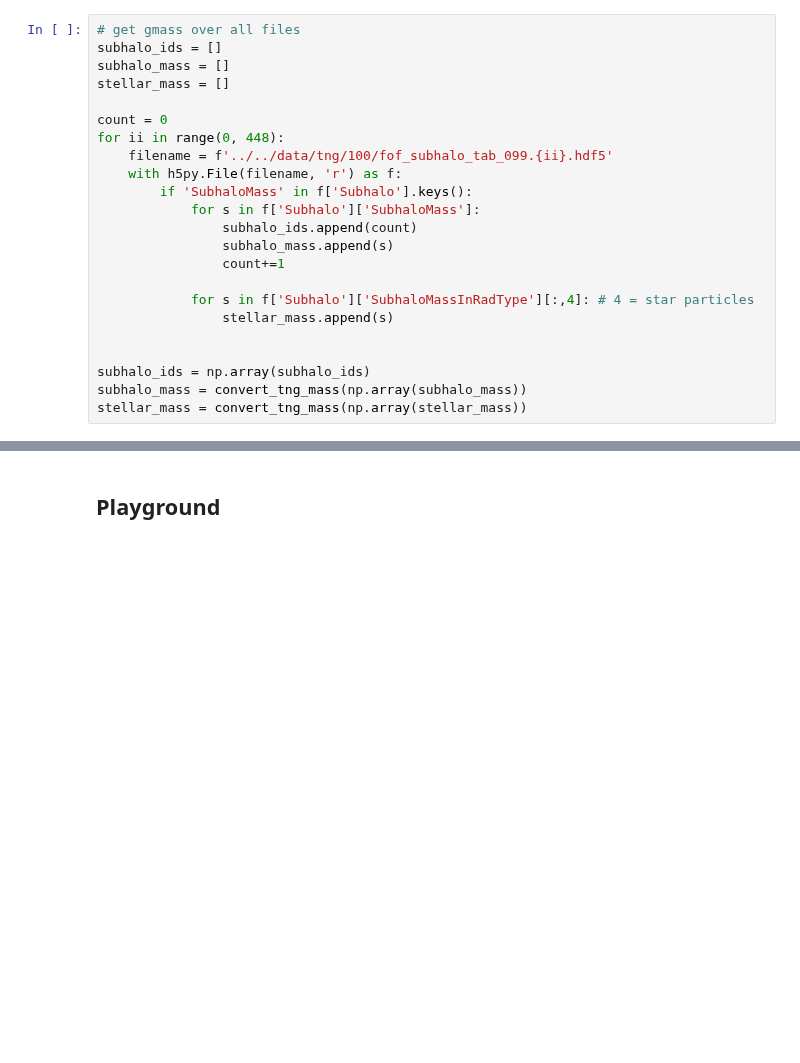
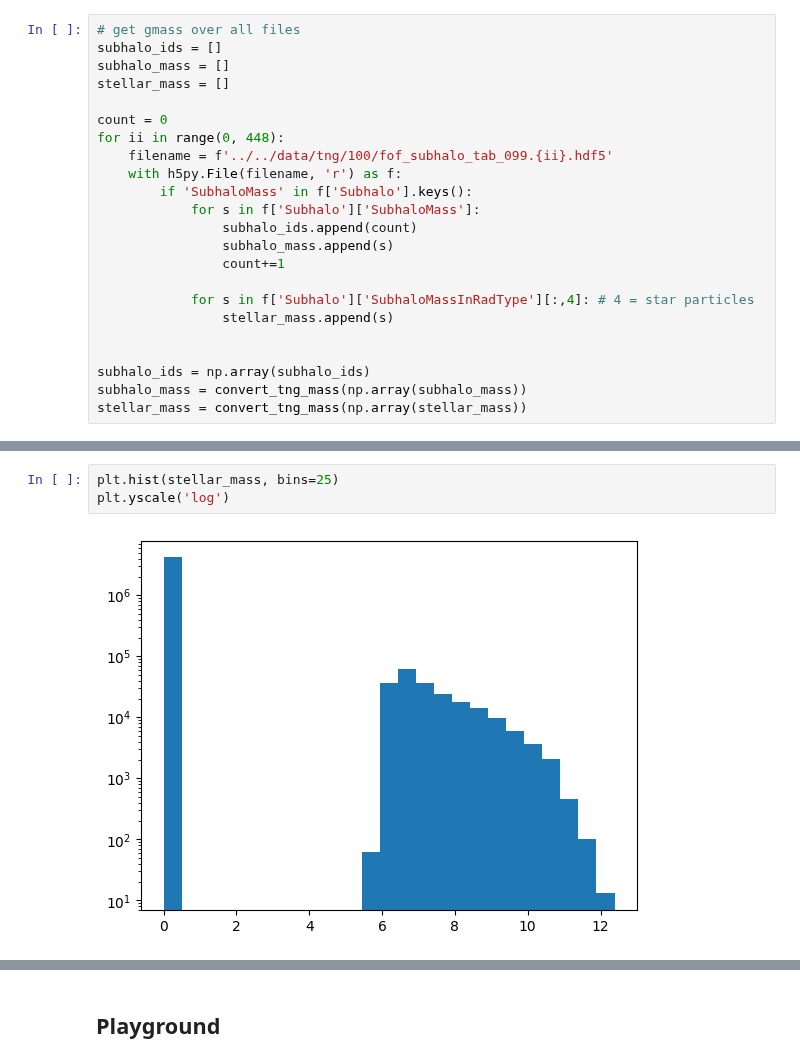
Before and after one commit to ismael-mendoza/nbody-relaxed, a Jupyter notebook: notebooks/wip/tng-100-explore.ipynb, the cells around one changed output, grey strips where cells are left out. Drawn from its saved outputs; the diff is of its cells as text; blank space fills up the shorter version.

```diff
--- a/notebooks/wip/tng-100-explore.ipynb
+++ b/notebooks/wip/tng-100-explore.ipynb
@@ -31,0 +68,5 @@ stellar_mass = convert_tng_mass(np.array(stellar_mass))
+# %%
+plt.hist(stellar_mass, bins=25)
+plt.yscale('log')
+# %% [output]
+[figure, added]
```
Also changed, not shown: parts of 13 cells of this notebook.
